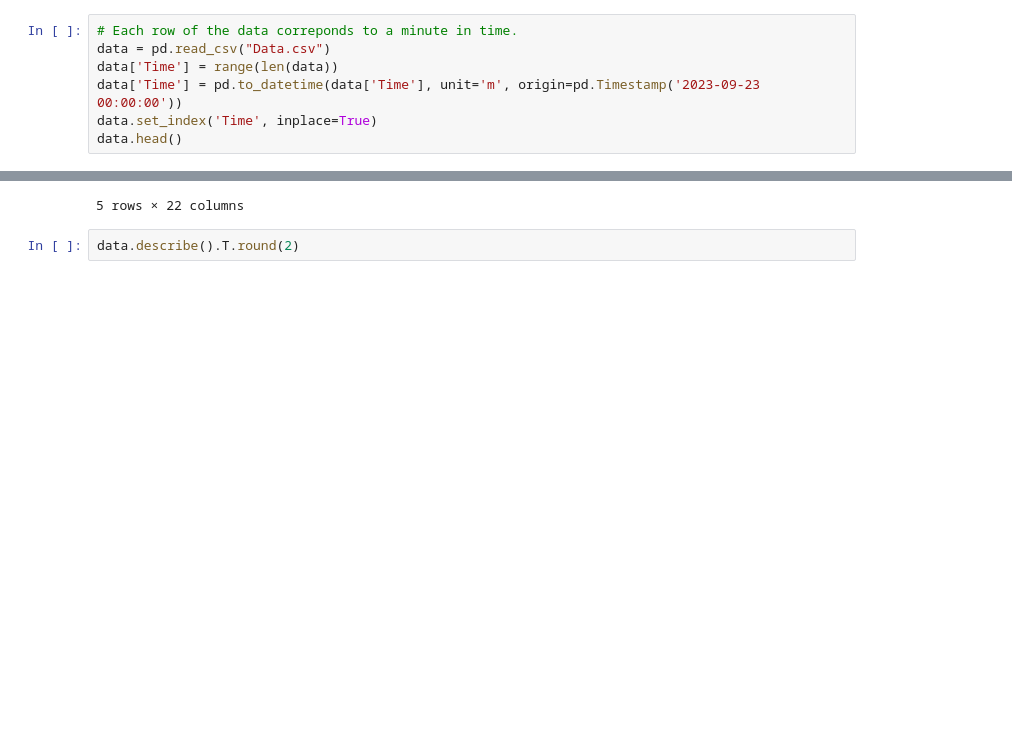
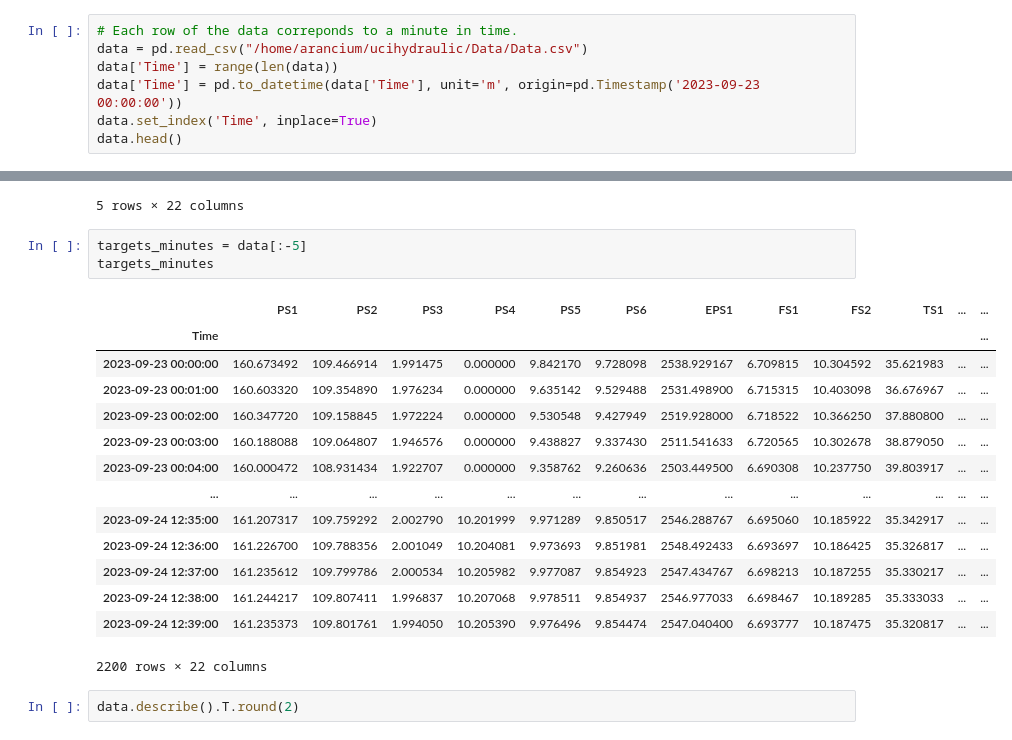
Before and after one commit to Arancium98/ucihydraulic, a Jupyter notebook: EDA.ipynb, the cells around one changed output, grey strips where cells are left out. Drawn from its saved outputs; the diff is of its cells as text; blank space fills up the shorter version.

```diff
--- a/EDA.ipynb
+++ b/EDA.ipynb
@@ -7,7 +7,7 @@ import numpy as np
 warnings.filterwarnings('ignore')
 # %%
 # Each row of the data correponds to a minute in time.
-data = pd.read_csv("Data.csv")
+data = pd.read_csv("/home/arancium/ucihydraulic/Data/Data.csv")
 data['Time'] = range(len(data))
 data['Time'] = pd.to_datetime(data['Time'], unit='m', origin=pd.Timestamp('2023-09-23 00:00:00'))
 data.set_index('Time', inplace=True)
@@ -21,6 +21,24 @@ data.head()
 | 2023-09-23 00:03:00 | 160.188088 | 109.064807 | 1.946576 | 0.0 | 9.438827 | 9.337430 | 2511.541633 | 6.720565 | 10.302678 | 38.879050 | ... | ... |
 | 2023-09-23 00:04:00 | 160.000472 | 108.931434 | 1.922707 | 0.0 | 9.358762 | 9.260636 | 2503.449500 | 6.690308 | 10.237750 | 39.803917 | ... | ... |
 5 rows × 22 columns
+# %%
+targets_minutes = data[:-5]
+targets_minutes
+# %% [output]
+|  | PS1 | PS2 | PS3 | PS4 | PS5 | PS6 | EPS1 | FS1 | FS2 | TS1 | ... | ... |
+| Time |  |  |  |  |  |  |  |  |  |  |  | ... |
+| 2023-09-23 00:00:00 | 160.673492 | 109.466914 | 1.991475 | 0.000000 | 9.842170 | 9.728098 | 2538.929167 | 6.709815 | 10.304592 | 35.621983 | ... | ... |
+| 2023-09-23 00:01:00 | 160.603320 | 109.354890 | 1.976234 | 0.000000 | 9.635142 | 9.529488 | 2531.498900 | 6.715315 | 10.403098 | 36.676967 | ... | ... |
+| 2023-09-23 00:02:00 | 160.347720 | 109.158845 | 1.972224 | 0.000000 | 9.530548 | 9.427949 | 2519.928000 | 6.718522 | 10.366250 | 37.880800 | ... | ... |
+| 2023-09-23 00:03:00 | 160.188088 | 109.064807 | 1.946576 | 0.000000 | 9.438827 | 9.337430 | 2511.541633 | 6.720565 | 10.302678 | 38.879050 | ... | ... |
+| 2023-09-23 00:04:00 | 160.000472 | 108.931434 | 1.922707 | 0.000000 | 9.358762 | 9.260636 | 2503.449500 | 6.690308 | 10.237750 | 39.803917 | ... | ... |
+| ... | ... | ... | ... | ... | ... | ... | ... | ... | ... | ... | ... | ... |
+| 2023-09-24 12:35:00 | 161.207317 | 109.759292 | 2.002790 | 10.201999 | 9.971289 | 9.850517 | 2546.288767 | 6.695060 | 10.185922 | 35.342917 | ... | ... |
+| 2023-09-24 12:36:00 | 161.226700 | 109.788356 | 2.001049 | 10.204081 | 9.973693 | 9.851981 | 2548.492433 | 6.693697 | 10.186425 | 35.326817 | ... | ... |
+| 2023-09-24 12:37:00 | 161.235612 | 109.799786 | 2.000534 | 10.205982 | 9.977087 | 9.854923 | 2547.434767 | 6.698213 | 10.187255 | 35.330217 | ... | ... |
+| 2023-09-24 12:38:00 | 161.244217 | 109.807411 | 1.996837 | 10.207068 | 9.978511 | 9.854937 | 2546.977033 | 6.698467 | 10.189285 | 35.333033 | ... | ... |
+| 2023-09-24 12:39:00 | 161.235373 | 109.801761 | 1.994050 | 10.205390 | 9.976496 | 9.854474 | 2547.040400 | 6.693777 | 10.187475 | 35.320817 | ... | ... |
+2200 rows × 22 columns
 # %%
 data.describe().T.round(2)
 # %% [output]
```
Also changed, not shown: 2 other files.
